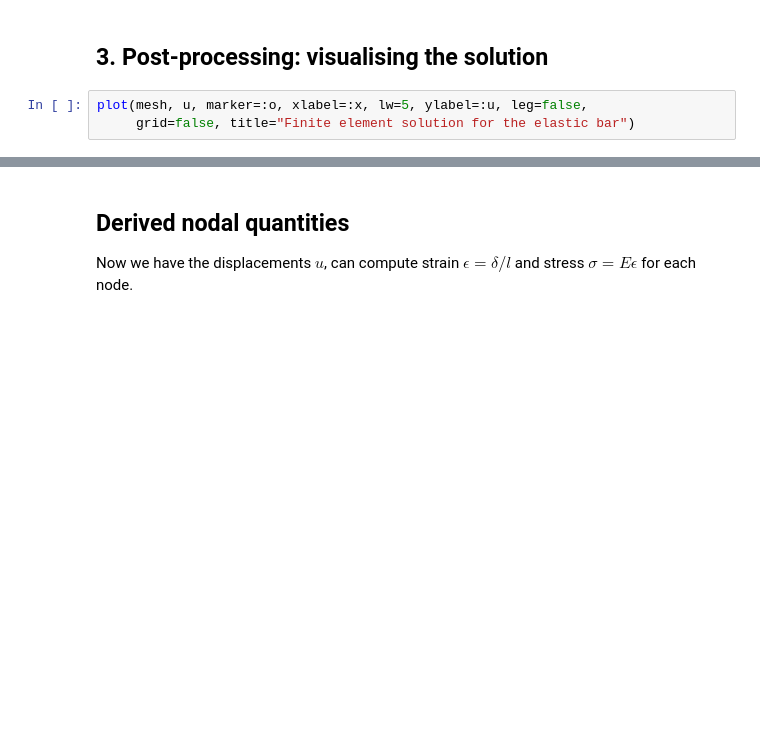
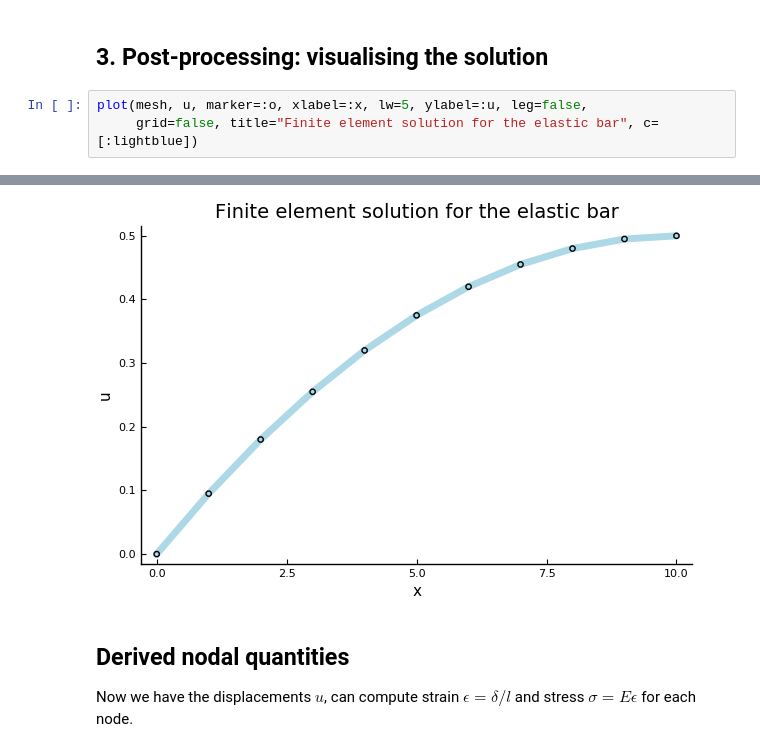
Before and after one commit to jameskermode/DST-FEM, a Jupyter notebook: FEM-lecture.ipynb, the cells around one changed output, grey strips where cells are left out. Saved outputs shown, nothing was run; the diff lists cells and outputs as text; blank space fills up the shorter version.

```diff
--- a/FEM-lecture.ipynb
+++ b/FEM-lecture.ipynb
@@ -412,5 +405,5 @@ println(u)
 ## 3. Post-processing: visualising the solution
 # %%
 plot(mesh, u, marker=:o, xlabel=:x, lw=5, ylabel=:u, leg=false,
-     grid=false, title="Finite element solution for the elastic bar")
+     grid=false, title="Finite element solution for the elastic bar", c=[:lightblue])
 # %% [output]
@@ -418,3 +410,4 @@ plot(mesh, u, marker=:o, xlabel=:x, lw=5, ylabel=:u, leg=false,
+[figure, added]
 # %% [markdown]
 ## Derived nodal quantities
 
```
Also changed, not shown: parts of 15 cells of this notebook, 1 other file.
